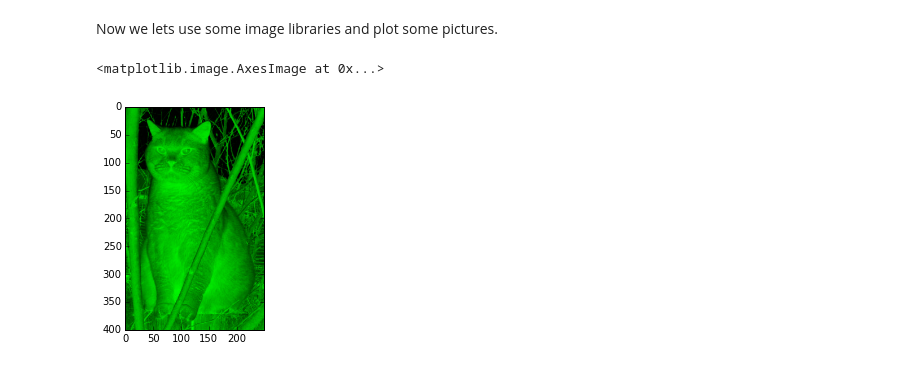
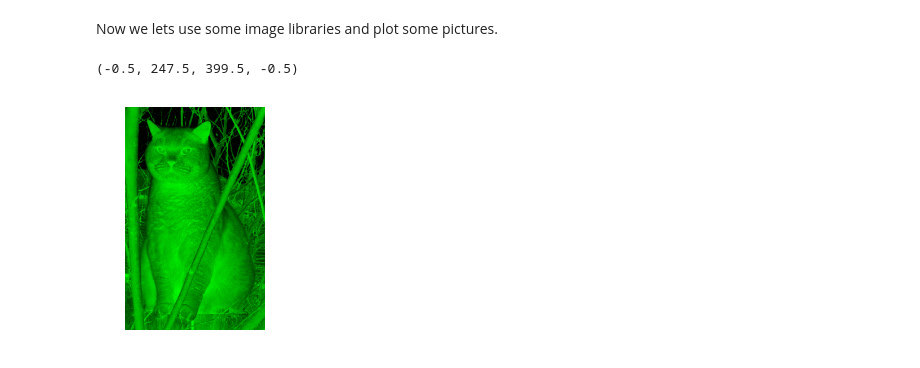
Before and after one commit to vahidpartovinia/pythonworkshop, a Jupyter notebook: ipython/chapter02.ipynb, the cells around one changed output. Saved outputs shown, nothing was run; the diff lists cells and outputs as text; code cells hidden in the pictures.

```diff
--- a/ipython/chapter02.ipynb
+++ b/ipython/chapter02.ipynb
@@ -180,10 +180,13 @@ print np.reshape(range(10),(5,2) )
 # %% [markdown]
 Now we lets use some image libraries and plot some pictures.
 # %%
-from skimage import io
-img = io.imread('http://cs231n.github.io/assets/cat.jpg')
+import matplotlib.pylab as plt
+%matplotlib inline
+#url=http://cs231n.github.io/assets/cat.jpg
+img = plt.imread('../data/cat.jpg')
 img_tinted = img * [0, 1, 0]
 plt.imshow(img_tinted)
+plt.axis("off")
 # %% [output]
-<matplotlib.image.AxesImage at 0x...>
+(-0.5, 247.5, 399.5, -0.5)
-[figure, old version]
+[figure, new version]
```
Also changed, not shown: parts of 2 cells of this notebook, 6 other files.
